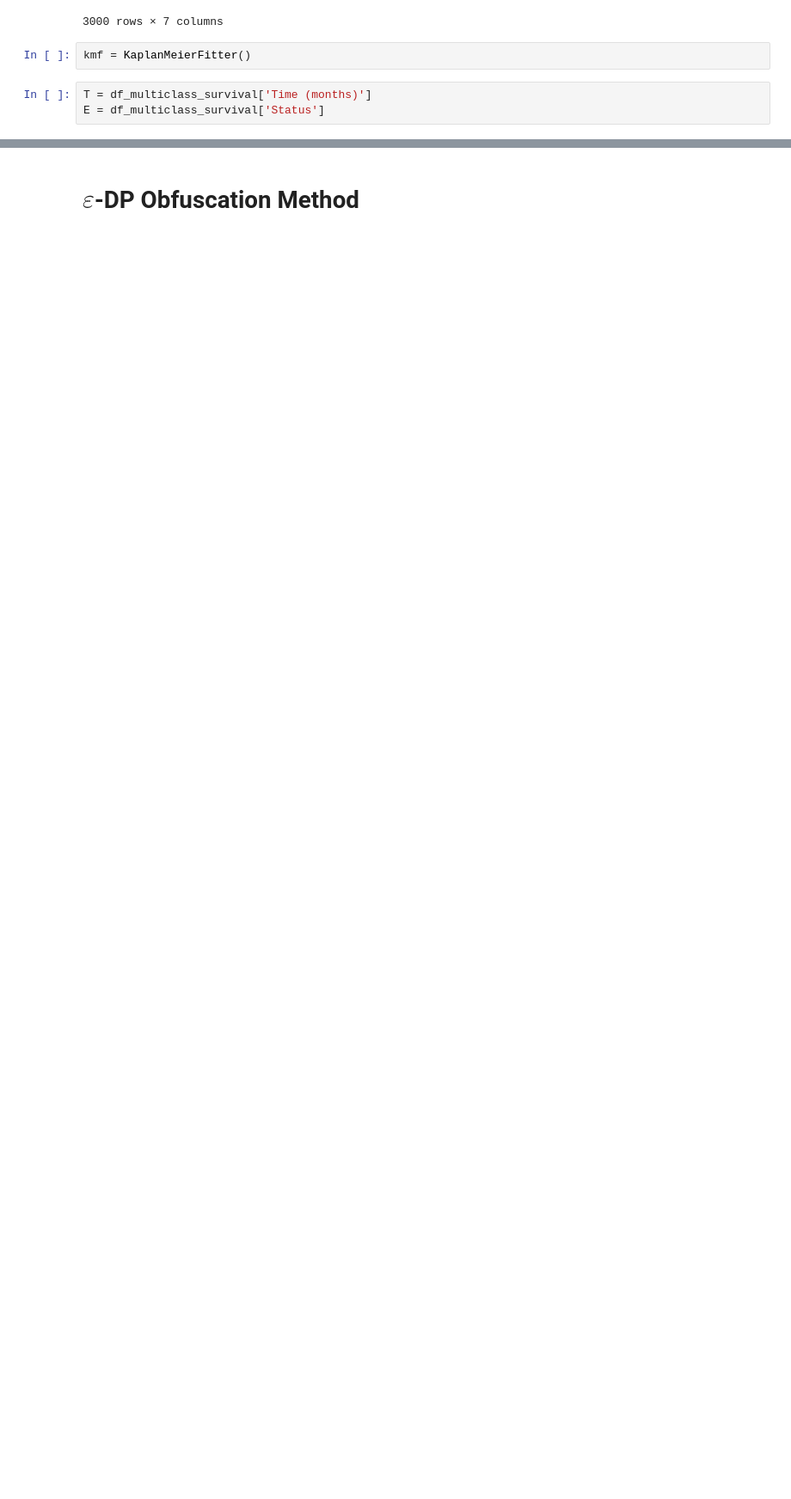
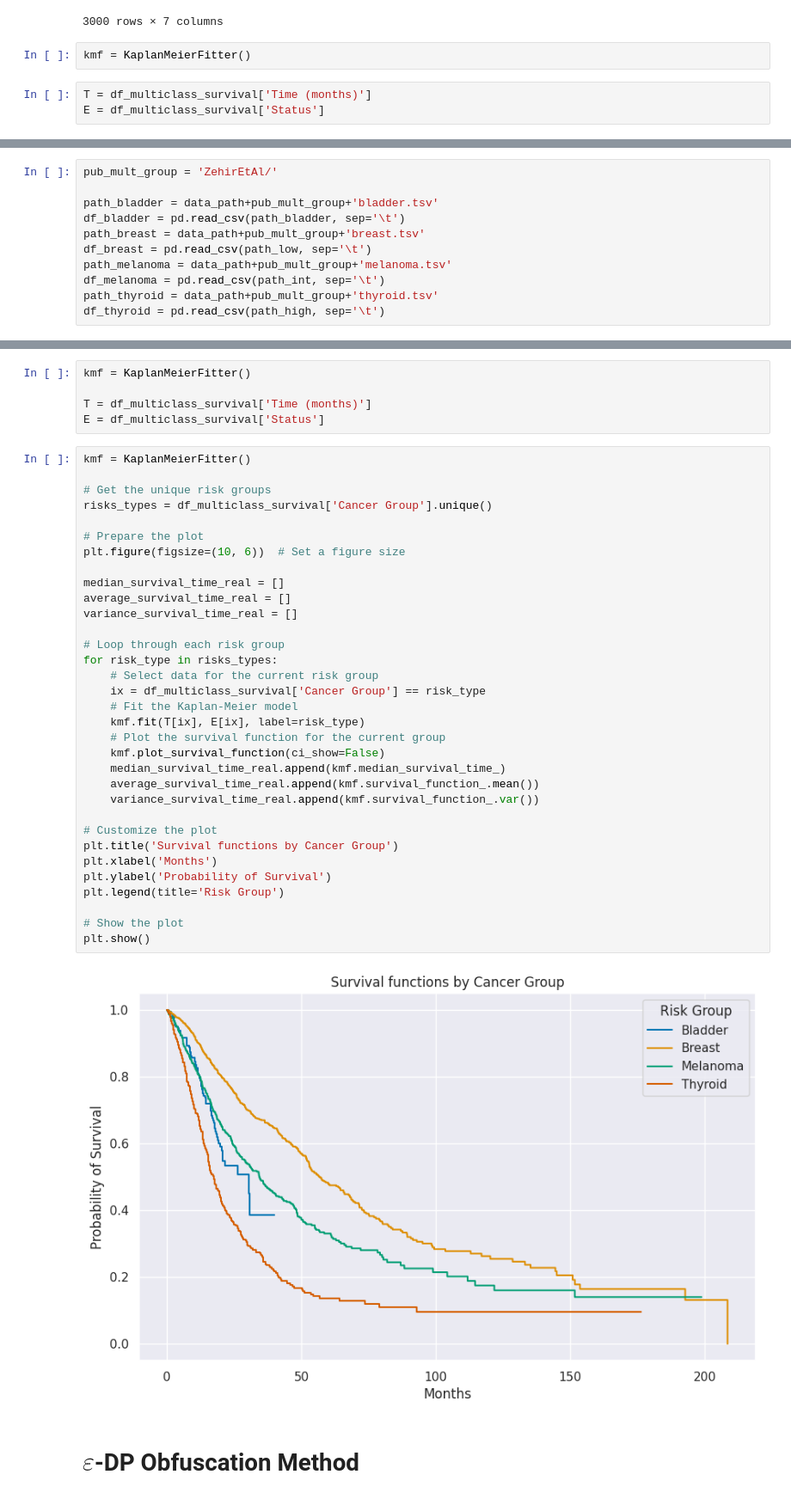
Before and after one commit to Kekkodf/DP-SurvAnalysis, a Jupyter notebook: src/main_old.ipynb, the cells around one changed output, grey strips where cells are left out. Shown at 86% size. Cells and saved outputs as stored; diff of their text form; blank space fills up the shorter version.

```diff
--- a/src/main_old.ipynb
+++ b/src/main_old.ipynb
@@ -163,0 +107,11 @@ plt.tight_layout()
+# %%
+pub_mult_group = 'ZehirEtAl/'
+
+path_bladder = data_path+pub_mult_group+'bladder.tsv'
+df_bladder = pd.read_csv(path_bladder, sep='\t')
+path_breast = data_path+pub_mult_group+'breast.tsv'
+df_breast = pd.read_csv(path_low, sep='\t')
+path_melanoma = data_path+pub_mult_group+'melanoma.tsv'
+df_melanoma = pd.read_csv(path_int, sep='\t')
+path_thyroid = data_path+pub_mult_group+'thyroid.tsv'
+df_thyroid = pd.read_csv(path_high, sep='\t')
@@ -164,2 +136,42 @@ plt.tight_layout()
+# %%
+kmf = KaplanMeierFitter()
+
+T = df_multiclass_survival['Time (months)']
+E = df_multiclass_survival['Status']
+# %%
+kmf = KaplanMeierFitter()
+
+# Get the unique risk groups
+risks_types = df_multiclass_survival['Cancer Group'].unique()
+
+# Prepare the plot
+plt.figure(figsize=(10, 6))  # Set a figure size
+
+median_survival_time_real = []
+average_survival_time_real = []
+variance_survival_time_real = []
+
+# Loop through each risk group
+for risk_type in risks_types:
+    # Select data for the current risk group
+    ix = df_multiclass_survival['Cancer Group'] == risk_type
+    # Fit the Kaplan-Meier model
+    kmf.fit(T[ix], E[ix], label=risk_type)
+    # Plot the survival function for the current group
+    kmf.plot_survival_function(ci_show=False)
+    median_survival_time_real.append(kmf.median_survival_time_)
+    average_survival_time_real.append(kmf.survival_function_.mean())
+    variance_survival_time_real.append(kmf.survival_function_.var())
+
+# Customize the plot
+plt.title('Survival functions by Cancer Group')
+plt.xlabel('Months')
+plt.ylabel('Probability of Survival')
+plt.legend(title='Risk Group')
+
+# Show the plot
+plt.show()
+# %% [output]
+[figure, added]
 # %% [markdown]
 # $\varepsilon$-DP Obfuscation Method
```
Also changed, not shown: parts of 19 cells of this notebook, 5 other files.
